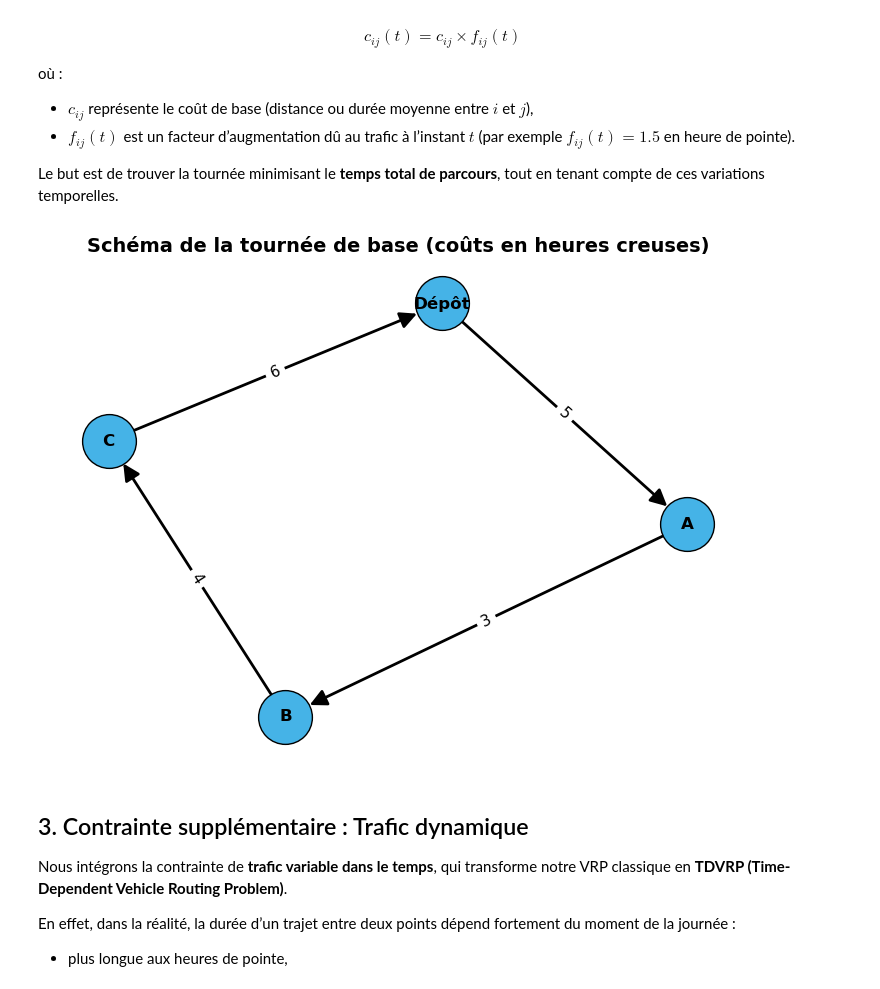
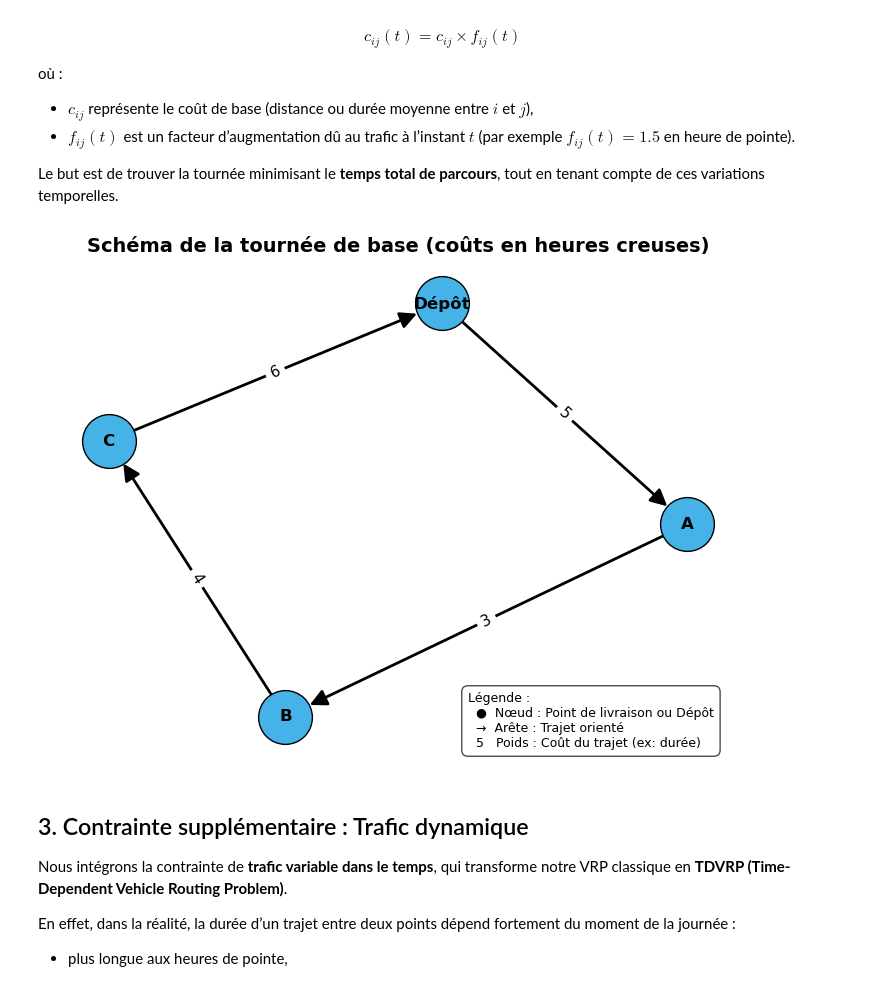
Before and after one commit to Fire-90/CESI_Algo_-_Opti, a Jupyter notebook: Livrable1_TDVRP_Modélisation_v3.ipynb, the cells around one changed output. Saved outputs shown, nothing was run; the diff lists cells and outputs as text; code cells hidden in the pictures.

Commit message:
Légende ajouter au graphe

```diff
--- a/Livrable1_TDVRP_Modélisation_v3.ipynb
+++ b/Livrable1_TDVRP_Modélisation_v3.ipynb
@@ -40,9 +40,6 @@ import matplotlib.pyplot as plt
 import networkx as nx
 
 # --- 1. Définition des données ---
-
-# On utilise UNIQUEMENT les liaisons de la tournée de base
-# Les liaisons ("A", "C") et ("B", "Dépôt") sont retirées pour la cohérence.
 base_edges = [
     ("Dépôt", "A", 5),
     ("A", "B", 3),
@@ -51,17 +48,13 @@ base_edges = [
 ]
 
 # --- 2. Création du graphe ---
-
 G = nx.DiGraph()
-
 for u, v, w in base_edges:
     G.add_edge(u, v, weight=w)
 
 # --- 3. Paramètres de style ---
-
-# J'ai repris une couleur neutre (bleu clair) comme dans votre graphique TDVRP du milieu.
 style = {
-    "node_color": "#45B3E7", # Bleu clair de la période "Journée"
+    "node_color": "#45B3E7",
     "node_size": 1500,
     "node_border_color": "black",
     "arrow_size": 25,
@@ -72,42 +65,56 @@ style = {
 }
 
 # --- 4. Visualisation ---
-
-# Positionnement fixe pour que la disposition soit identique à celle des autres graphiques
 pos = nx.spring_layout(G, seed=42)
 weights = nx.get_edge_attributes(G, "weight")
 
-# Création de la figure
-plt.figure(figsize=(7, 5)) # Légèrement plus grand pour une meilleure lisibilité
+plt.figure(figsize=(7, 5))
 
-# Dessin du graphe avec le style amélioré
 nx.draw(
     G,
     pos,
     with_labels=True,
     node_color=style["node_color"],
     node_size=style["node_size"],
     edgecolors=style["node_border_color"],
     arrowsize=style["arrow_size"],
     width=style["edge_width"],
     font_size=style["font_size_nodes"],
     font_weight=style["font_weight"]
 )
 
-# Dessin des étiquettes de poids
 nx.draw_networkx_edge_labels(
     G,
     pos,
     edge_labels=weights,
     font_size=style["font_size_edges"]
 )
 
-# Titre du graphique
 plt.title("Schéma de la tournée de base (coûts en heures creuses)", fontsize=14, weight='bold')
 
+# --- 5. Ajout de la légende ---
+# On crée une zone de texte pour décrire les éléments du graphe.
+legend_text = (
+    "Légende :\n"
+    "  ●  Nœud : Point de livraison ou Dépôt\n"
+    "  →  Arête : Trajet orienté\n"
+    "  5   Poids : Coût du trajet (ex: durée)"
+)
+
+# On place cette zone de texte en bas à gauche de la figure.
+plt.text(
+    0.6, 0.02, # Position (x, y) en coordonnées relatives à la figure
+    legend_text,
+    transform=plt.gcf().transFigure, # Utiliser le système de coordonnées de la figure
+    fontsize=9,
+    verticalalignment='bottom', # Aligner le texte par le bas
+    bbox=dict(boxstyle='round,pad=0.5', fc='white', alpha=0.7) # Boîte de style
+)
+
+# Afficher le graphique final
 plt.show()
 # %% [output]
-[figure, old version]
+[figure, new version]
 # %% [markdown]
 
 ## 3. Contrainte supplémentaire : Trafic dynamique
```
